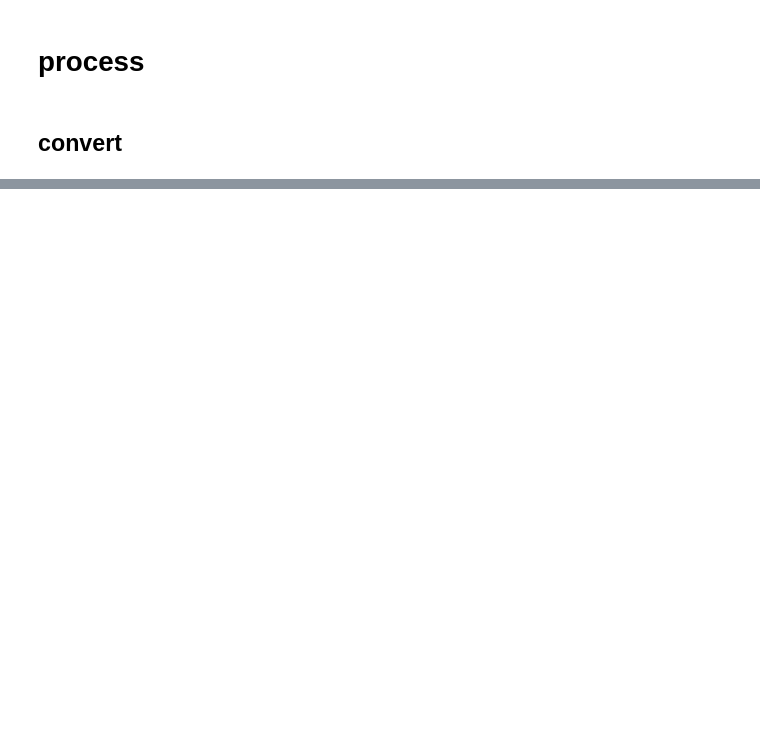
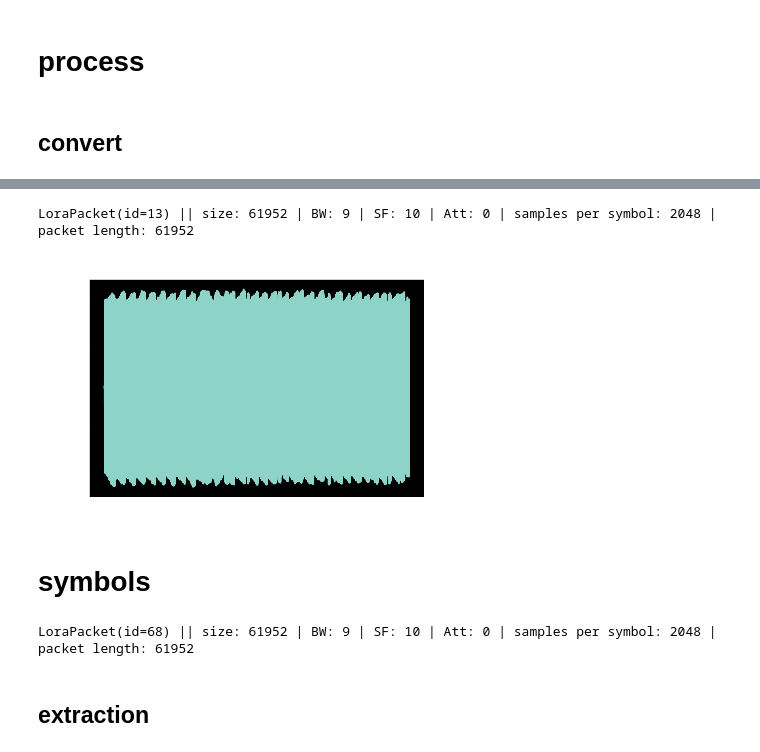
Before and after one commit to tjbergst/lorapy, a Jupyter notebook: data_processing_lorapy.ipynb, the cells around one changed output, grey strips where cells are left out. Saved outputs shown, nothing was run; the diff lists cells and outputs as text; code cells hidden in the pictures; blank space fills up the shorter version.

```diff
--- a/data_processing_lorapy.ipynb
+++ b/data_processing_lorapy.ipynb
@@ -111,5 +94,0 @@ plt.plot(signal._raw_packets[rand(signal.num_packets), :])
-# %%
-for packet in signal.packets:
-    break
-
-packet
@@ -124,3 +94,0 @@ packet.adjustment
-# %%
-packet = signal.packets[rand(signal.num_packets)]
-packet.plot()
@@ -151,0 +145,20 @@ plt.plot(symbols[rand(symbols.shape[0]), :])
+# %%
+for packet in signal.packets[:14]:
+    pass
+
+packet
+# %% [output]
+LoraPacket(id=13) || size: 61952 | BW: 9 | SF: 10 | Att: 0 | samples per symbol: 2048 | packet length: 61952
+# %%
+packet.plot(real=False)
+# %% [output]
+[figure, added]
+# %% [markdown]
+# symbols
+# %%
+packet = signal.random_packet
+packet
+# %% [output]
+LoraPacket(id=68) || size: 61952 | BW: 9 | SF: 10 | Att: 0 | samples per symbol: 2048 | packet length: 61952
+# %% [markdown]
+## extraction
```
Also changed, not shown: parts of 46 cells of this notebook.
